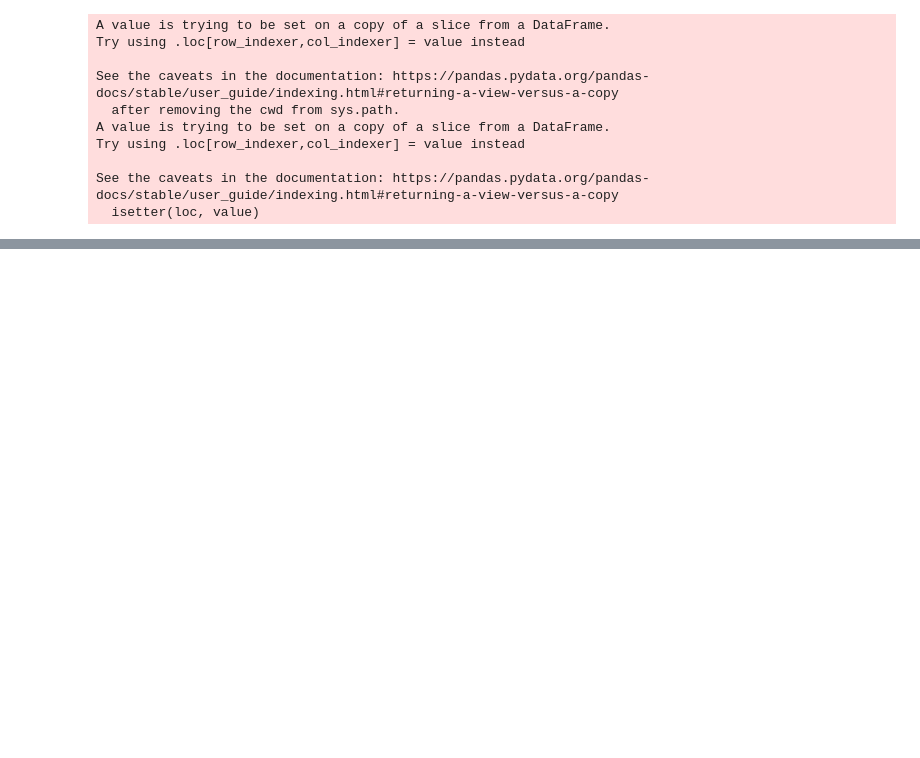
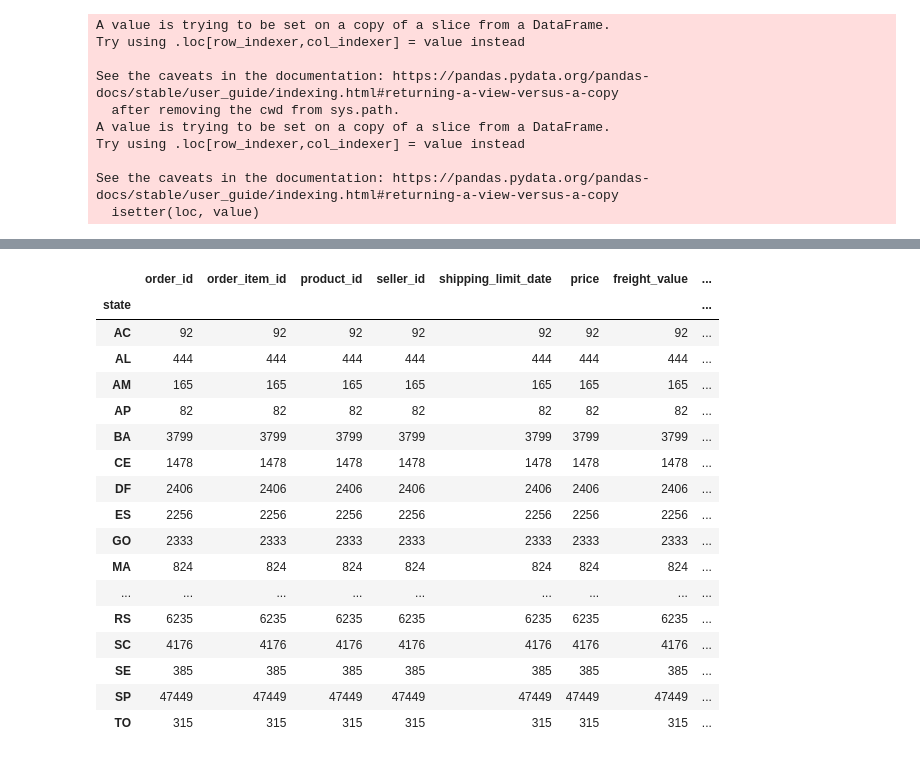
Before and after one commit to nicha0524/DPDM2021, a Jupyter notebook: Untitled6.ipynb, the cells around one changed output, grey strips where cells are left out. Cells and saved outputs as stored; diff of their text form; code cells hidden in the pictures; blank space fills up the shorter version.

```diff
--- a/Untitled6.ipynb
+++ b/Untitled6.ipynb
@@ -373,0 +413,21 @@ order_items ['product_M'] = order_items ['State'].map(mydata.set_index('order_id
+# %%
+order_items.groupby('state').count()
+# %% [output]
+|  | order_id | order_item_id | product_id | seller_id | shipping_limit_date | price | freight_value | ... |
+| state |  |  |  |  |  |  |  | ... |
+| AC | 92 | 92 | 92 | 92 | 92 | 92 | 92 | ... |
+| AL | 444 | 444 | 444 | 444 | 444 | 444 | 444 | ... |
+| AM | 165 | 165 | 165 | 165 | 165 | 165 | 165 | ... |
+| AP | 82 | 82 | 82 | 82 | 82 | 82 | 82 | ... |
+| BA | 3799 | 3799 | 3799 | 3799 | 3799 | 3799 | 3799 | ... |
+| CE | 1478 | 1478 | 1478 | 1478 | 1478 | 1478 | 1478 | ... |
+| DF | 2406 | 2406 | 2406 | 2406 | 2406 | 2406 | 2406 | ... |
+| ES | 2256 | 2256 | 2256 | 2256 | 2256 | 2256 | 2256 | ... |
+| GO | 2333 | 2333 | 2333 | 2333 | 2333 | 2333 | 2333 | ... |
+| MA | 824 | 824 | 824 | 824 | 824 | 824 | 824 | ... |
+| ... | ... | ... | ... | ... | ... | ... | ... | ... |
+| RS | 6235 | 6235 | 6235 | 6235 | 6235 | 6235 | 6235 | ... |
+| SC | 4176 | 4176 | 4176 | 4176 | 4176 | 4176 | 4176 | ... |
+| SE | 385 | 385 | 385 | 385 | 385 | 385 | 385 | ... |
+| SP | 47449 | 47449 | 47449 | 47449 | 47449 | 47449 | 47449 | ... |
+| TO | 315 | 315 | 315 | 315 | 315 | 315 | 315 | ... |
```
Also changed, not shown: parts of 8 cells of this notebook.
